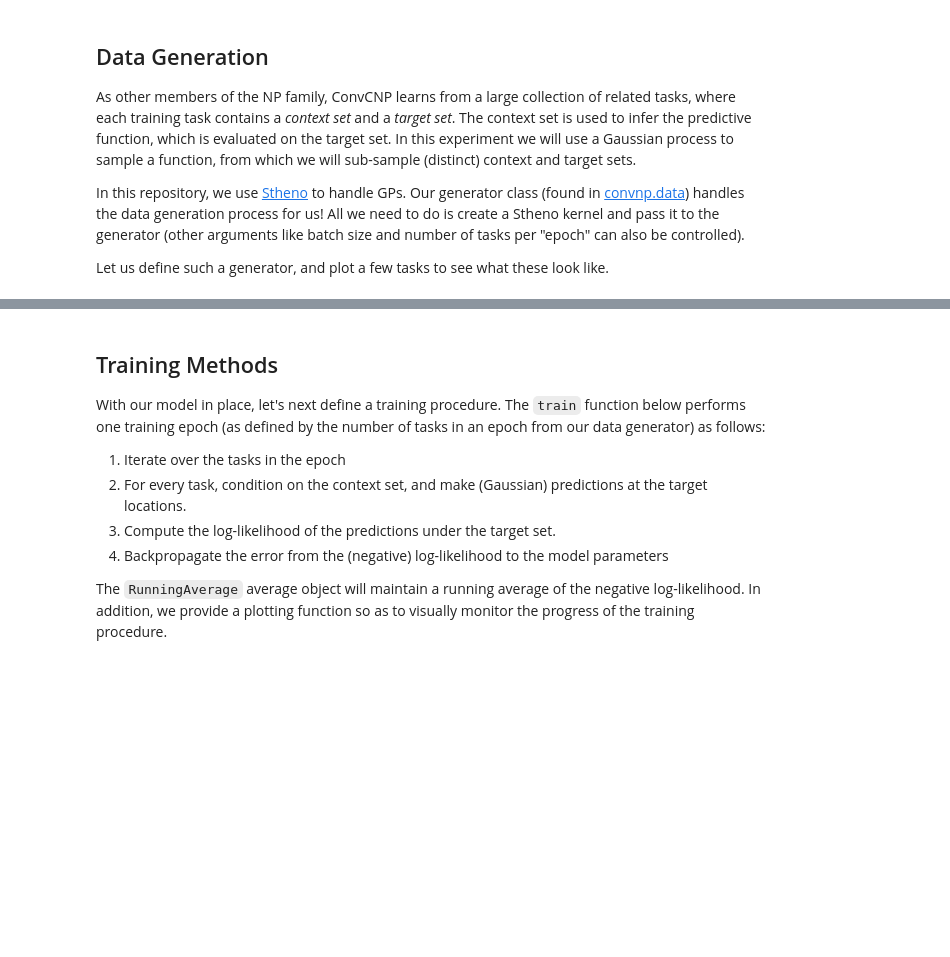
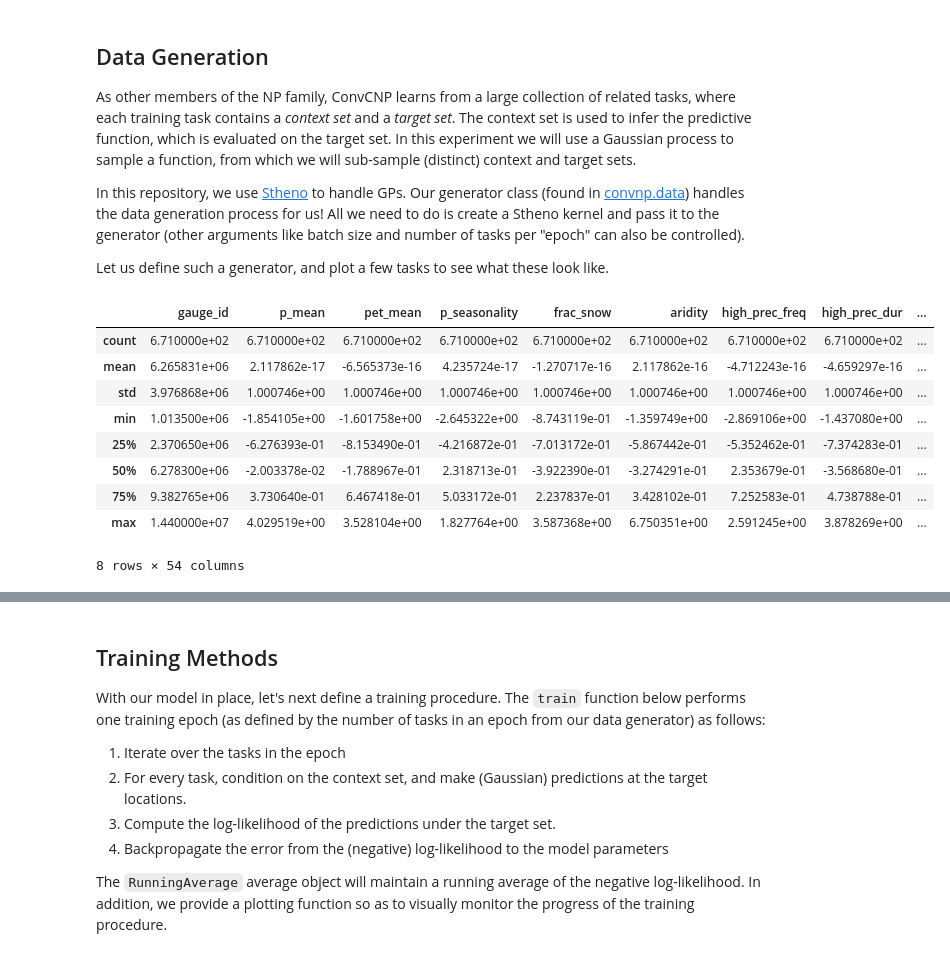
Before and after one commit to mgironamata/convcnp, a Jupyter notebook: convcnp_clean.ipynb, the cells around one changed output, grey strips where cells are left out. Cells and saved outputs as stored; diff of their text form; code cells hidden in the pictures; blank space fills up the shorter version.

```diff
--- a/convcnp_clean.ipynb
+++ b/convcnp_clean.ipynb
@@ -299,16 +278,25 @@ Let us define such a generator, and plot a few tasks to see what these look like
 # %%
 path = '../../data/camels_processed/attibutes.csv'
 df_att = pd.read_csv(path)
-#attributes = df_att.select_dtypes('float64').columns.tolist()
+numeric_attributes = df_att.select_dtypes('float64').columns.tolist()
+from sklearn import preprocessing
+#df_att_n = pd.DataFrame()
+for att in numeric_attributes:
+    df_att[att] = standardise(df_att[att])
 
-from sklearn import preprocessing
-
-x = df_att[attributes].values #returns a numpy array
-min_max_scaler = preprocessing.MinMaxScaler()
-x_scaled = min_max_scaler.fit_transform(x)
-df_att_n = pd.DataFrame(x_scaled)
-df_att_n.columns = attributes
-df_att_n['hru08'] = df_att['hru08']
+#df_att_n['hru08'] = df_att['hru08']
+df_att.describe()
+# %% [output]
+|  | gauge_id | p_mean | pet_mean | p_seasonality | frac_snow | aridity | high_prec_freq | high_prec_dur | ... |
+| count | 6.710000e+02 | 6.710000e+02 | 6.710000e+02 | 6.710000e+02 | 6.710000e+02 | 6.710000e+02 | 6.710000e+02 | 6.710000e+02 | ... |
+| mean | 6.265831e+06 | 2.117862e-17 | -6.565373e-16 | 4.235724e-17 | -1.270717e-16 | 2.117862e-16 | -4.712243e-16 | -4.659297e-16 | ... |
+| std | 3.976868e+06 | 1.000746e+00 | 1.000746e+00 | 1.000746e+00 | 1.000746e+00 | 1.000746e+00 | 1.000746e+00 | 1.000746e+00 | ... |
+| min | 1.013500e+06 | -1.854105e+00 | -1.601758e+00 | -2.645322e+00 | -8.743119e-01 | -1.359749e+00 | -2.869106e+00 | -1.437080e+00 | ... |
+| 25% | 2.370650e+06 | -6.276393e-01 | -8.153490e-01 | -4.216872e-01 | -7.013172e-01 | -5.867442e-01 | -5.352462e-01 | -7.374283e-01 | ... |
+| 50% | 6.278300e+06 | -2.003378e-02 | -1.788967e-01 | 2.318713e-01 | -3.922390e-01 | -3.274291e-01 | 2.353679e-01 | -3.568680e-01 | ... |
+| 75% | 9.382765e+06 | 3.730640e-01 | 6.467418e-01 | 5.033172e-01 | 2.237837e-01 | 3.428102e-01 | 7.252583e-01 | 4.738788e-01 | ... |
+| max | 1.440000e+07 | 4.029519e+00 | 3.528104e+00 | 1.827764e+00 | 3.587368e+00 | 6.750351e+00 | 2.591245e+00 | 3.878269e+00 | ... |
+8 rows × 54 columns
 # %%
 gen = convcnp.data_hydro_2_extended.HydroGenerator(
                                             dataframe=df_train,
```
Also changed, not shown: parts of 21 cells of this notebook, 4 other files.
